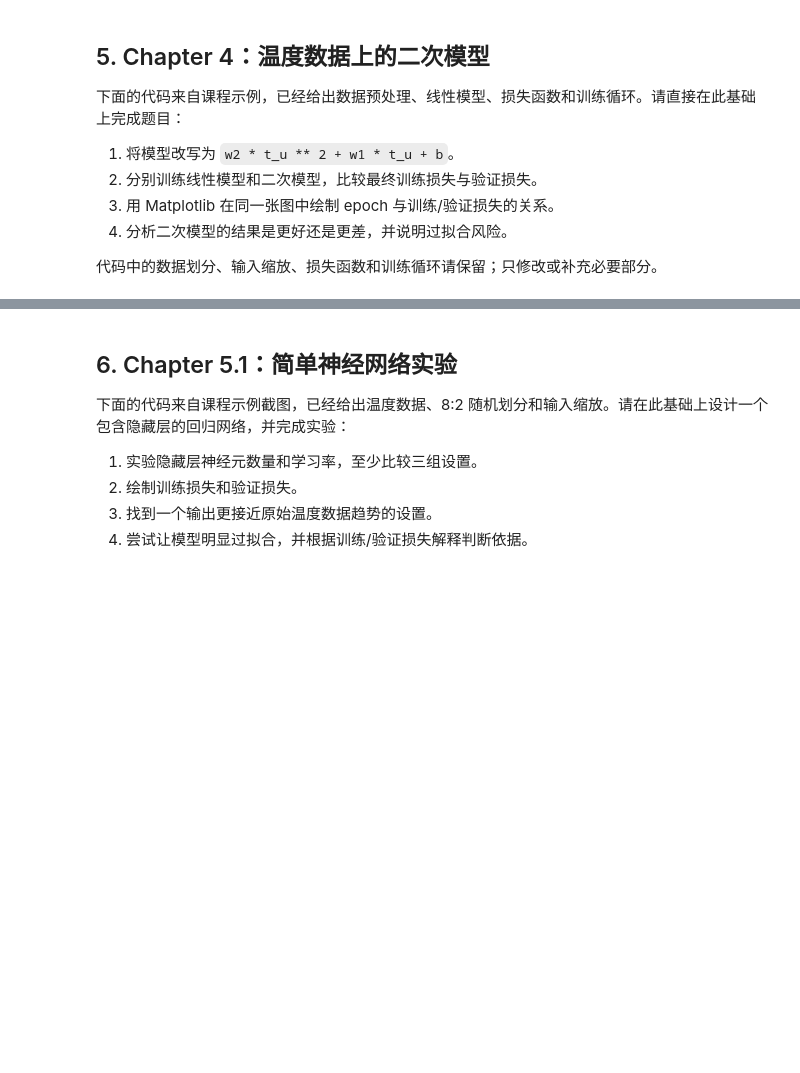
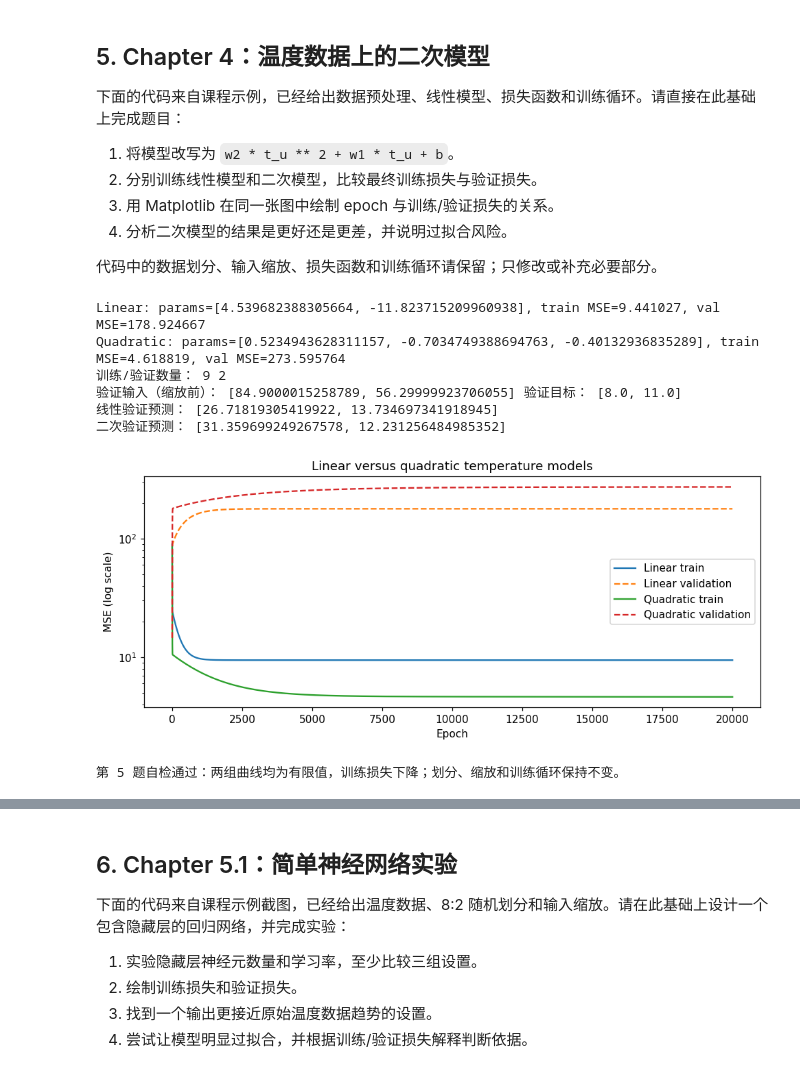
Before and after one commit to CH3COOH-JYR/DeepLearning, a Jupyter notebook: homework1/homework.ipynb, the cells around one changed output, grey strips where cells are left out. Cells and saved outputs as stored; diff of their text form; code cells hidden in the pictures; blank space fills up the shorter version.

```diff
--- a/homework1/homework.ipynb
+++ b/homework1/homework.ipynb
@@ -148,6 +366,8 @@ print(f"device: {device}")
 import torch
 import torch.optim as optim
 import matplotlib.pyplot as plt
+
+torch.manual_seed(42)
 
 t_c = [0.5, 14.0, 15.0, 28.0, 11.0, 8.0, 3.0, 4.0, 6.0, 13.0, 21.0]
 t_u = [35.7, 55.9, 58.2, 81.9, 56.3, 84.9, 33.9, 21.8, 48.4, 60.4, 68.4]
@@ -170,52 +390,97 @@ val_t_c = t_c[val_indices]
 train_t_un = 0.1 * train_t_u
 val_t_un = 0.1 * val_t_u
 
-# 模型结构：请将下面的线性模型改写为二次模型。
-params = torch.tensor([1.0, 0.0], requires_grad=True)
+params = torch.tensor([0.0, 1.0, 0.0], requires_grad=True)
 
-def model(t_u, w, b):
+def model(t_u, w2, w1, b):
+    return w2 * t_u ** 2 + w1 * t_u + b
+
+def linear_model(t_u, w, b):
     return w * t_u + b
 
-optimizer = optim.SGD([params], lr=1e-2)
+optimizer = optim.SGD([params], lr=1e-4)
 
 # 损失函数：不需要因为模型从线性变为二次而改变。
 def loss_fn(t_p, t_c):
     squared_diffs = (t_p - t_c) ** 2
     return squared_diffs.mean()
 
 # 训练循环：请根据你的模型参数数量检查 model(t_u, *params) 是否仍然适用。
 def training_loop(
     n_epochs, optimizer, params,
     train_t_u, val_t_u, train_t_c, val_t_c, model
 ):
     train_loss_list = []
     val_loss_list = []
 
     for epoch in range(1, n_epochs + 1):
         train_t_p = model(train_t_u, *params)
         train_loss = loss_fn(train_t_p, train_t_c)
 
         with torch.no_grad():
             val_t_p = model(val_t_u, *params)
             val_loss = loss_fn(val_t_p, val_t_c)
 
         optimizer.zero_grad()
         train_loss.backward()
         optimizer.step()
 
         train_loss_list.append(train_loss.item())
         val_loss_list.append(val_loss.item())
 
     return train_loss_list, val_loss_list
 
-# 在此调用训练循环，并绘制训练损失和验证损失。
-# 线性模型
-# TODO
-# 二次模型
-# TODO
 
-# 绘图
-# TODO
+n_epochs = 20000
+linear_params = torch.tensor([1.0, 0.0], requires_grad=True)
+linear_optimizer = optim.SGD([linear_params], lr=1e-2)
+linear_train_losses, linear_val_losses = training_loop(
+    n_epochs, linear_optimizer, linear_params,
+    train_t_un, val_t_un, train_t_c, val_t_c, linear_model,
+)
+quadratic_train_losses, quadratic_val_losses = training_loop(
+    n_epochs, optimizer, params,
+    train_t_un, val_t_un, train_t_c, val_t_c, model,
+)
+
+temperature_results = {}
+with torch.no_grad():
+    for name, fitted_model, fitted_params, train_history, val_history in (
+        ("Linear", linear_model, linear_params, linear_train_losses, linear_val_losses),
+        ("Quadratic", model, params, quadratic_train_losses, quadratic_val_losses),
+    ):
+        assert np.isfinite(train_history).all() and np.isfinite(val_history).all()
+        assert train_history[-1] < train_history[0]
+        final_train = loss_fn(fitted_model(train_t_un, *fitted_params), train_t_c).item()
+        final_val = loss_fn(fitted_model(val_t_un, *fitted_params), val_t_c).item()
+        temperature_results[name] = {"train_mse": final_train, "val_mse": final_val}
+        print(f"{name}: params={fitted_params.detach().tolist()}, train MSE={final_train:.6f}, val MSE={final_val:.6f}")
+    print("训练/验证数量：", len(train_indices), len(val_indices))
+    print("验证输入（缩放前）：", val_t_u.tolist(), "验证目标：", val_t_c.tolist())
+    print("线性验证预测：", linear_model(val_t_un, *linear_params).tolist())
+    print("二次验证预测：", model(val_t_un, *params).tolist())
+
+figure, axis = plt.subplots(figsize=(9, 4))
+epoch_axis = np.arange(1, n_epochs + 1)
+axis.plot(epoch_axis, linear_train_losses, label="Linear train")
+axis.plot(epoch_axis, linear_val_losses, "--", label="Linear validation")
+axis.plot(epoch_axis, quadratic_train_losses, label="Quadratic train")
+axis.plot(epoch_axis, quadratic_val_losses, "--", label="Quadratic validation")
+axis.set(xlabel="Epoch", ylabel="MSE (log scale)", title="Linear versus quadratic temperature models")
+axis.set_yscale("log")
+axis.legend()
+figure.tight_layout()
+plt.show()
+print("第 5 题自检通过：两组曲线均为有限值，训练损失下降；划分、缩放和训练循环保持不变。")
+# %% [output]
+Linear: params=[4.539682388305664, -11.823715209960938], train MSE=9.441027, val MSE=178.924667
+Quadratic: params=[0.5234943628311157, -0.7034749388694763, -0.40132936835289], train MSE=4.618819, val MSE=273.595764
+训练/验证数量： 9 2
+验证输入（缩放前）： [84.9000015258789, 56.29999923706055] 验证目标： [8.0, 11.0]
+线性验证预测： [26.71819305419922, 13.734697341918945]
+二次验证预测： [31.359699249267578, 12.231256484985352]
+[figure, added]
+第 5 题自检通过：两组曲线均为有限值，训练损失下降；划分、缩放和训练循环保持不变。
 # %% [markdown]
 ### 第 5 题分析
 
```
Also changed, not shown: parts of 27 cells of this notebook, 5 other files.
